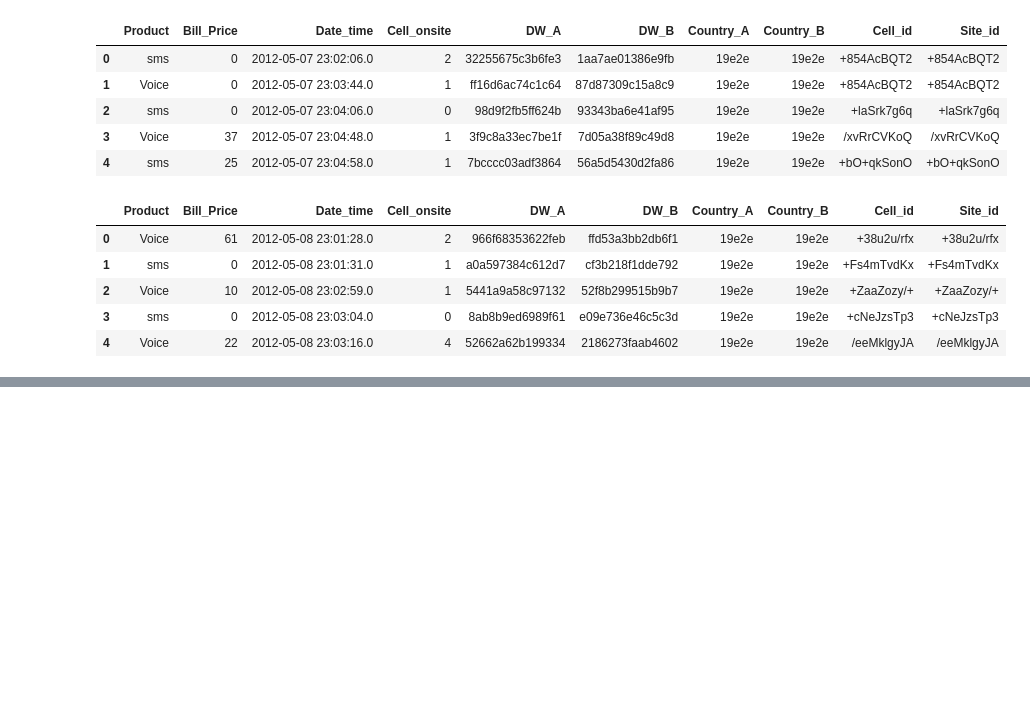
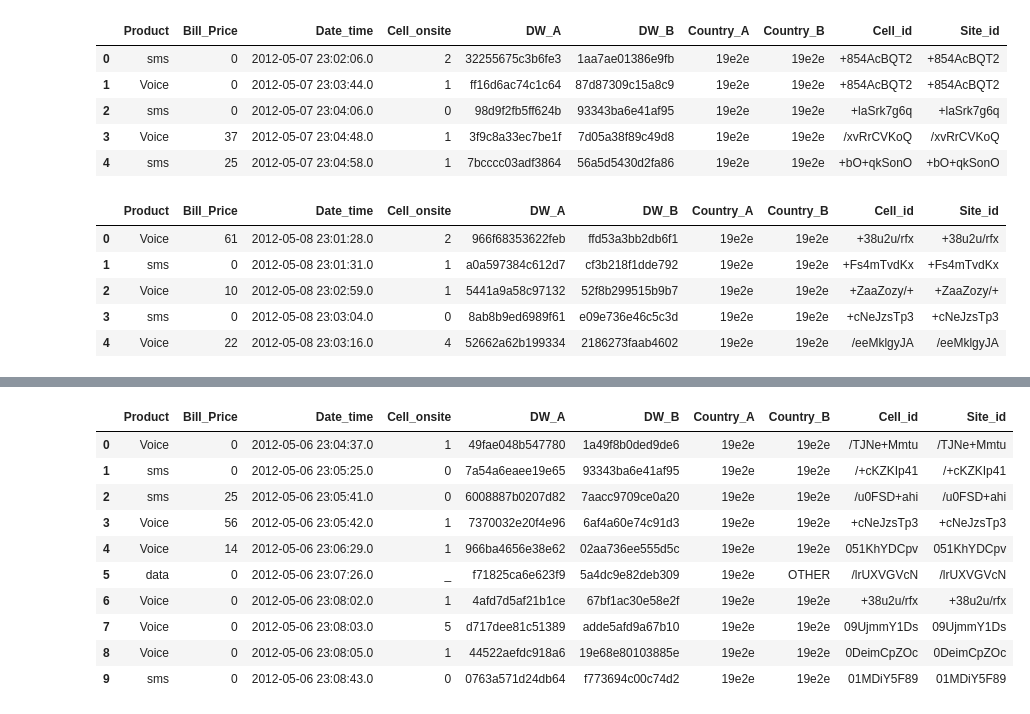
Before and after one commit to Mwaniki25/ProjectUpgrade, a Jupyter notebook: mtn.ipynb, the cells around one changed output, grey strips where cells are left out. Drawn from its saved outputs; the diff is of its cells as text; code cells hidden in the pictures; blank space fills up the shorter version.

```diff
--- a/mtn.ipynb
+++ b/mtn.ipynb
@@ -95,0 +167,15 @@ tel3.head()
+# %%
+# Now for Our datasets
+# Check to see info details
+#  Step two check for duplicates and missing values
+#
+tel2.info()
+
+tel2.duplicated().value_counts()
+
+# Check for missing values
+tel2.isnull().sum().sort_values(ascending=False)
+
+
+# Drop Duplicates
+tel2.drop_duplicates(inplace=True)
@@ -95,0 +200,15 @@ tel3.head()
+# %%
+# Now for Our datasets
+# Check to see info details
+#  Step two check for duplicates and missing values
+#
+tel3.info()
+
+tel3.duplicated().value_counts()
+
+# Check for missing values
+tel3.isnull().sum().sort_values(ascending=False)
+
+
+# Drop Duplicates
+tel3.drop_duplicates(inplace=True)
@@ -95,0 +233,19 @@ tel3.head()
+# %%
+# Now that the datasets are cleaned up we can now join them into one sheet
+#
+
+master_datasets =  pd.concat([tel1,tel2,tel3], axis=0, join='outer',ignore_index=True)
+
+master_datasets.head(10)
+# %% [output]
+|  | Product | Bill_Price | Date_time | Cell_onsite | DW_A | DW_B | Country_A | Country_B | Cell_id | Site_id |
+| 0 | Voice | 0 | 2012-05-06 23:04:37.0 | 1 | 49fae048b547780 | 1a49f8b0ded9de6 | 19e2e | 19e2e | /TJNe+Mmtu | /TJNe+Mmtu |
+| 1 | sms | 0 | 2012-05-06 23:05:25.0 | 0 | 7a54a6eaee19e65 | 93343ba6e41af95 | 19e2e | 19e2e | /+cKZKIp41 | /+cKZKIp41 |
+| 2 | sms | 25 | 2012-05-06 23:05:41.0 | 0 | 6008887b0207d82 | 7aacc9709ce0a20 | 19e2e | 19e2e | /u0FSD+ahi | /u0FSD+ahi |
+| 3 | Voice | 56 | 2012-05-06 23:05:42.0 | 1 | 7370032e20f4e96 | 6af4a60e74c91d3 | 19e2e | 19e2e | +cNeJzsTp3 | +cNeJzsTp3 |
+| 4 | Voice | 14 | 2012-05-06 23:06:29.0 | 1 | 966ba4656e38e62 | 02aa736ee555d5c | 19e2e | 19e2e | 051KhYDCpv | 051KhYDCpv |
+| 5 | data | 0 | 2012-05-06 23:07:26.0 | _ | f71825ca6e623f9 | 5a4dc9e82deb309 | 19e2e | OTHER | /lrUXVGVcN | /lrUXVGVcN |
+| 6 | Voice | 0 | 2012-05-06 23:08:02.0 | 1 | 4afd7d5af21b1ce | 67bf1ac30e58e2f | 19e2e | 19e2e | +38u2u/rfx | +38u2u/rfx |
+| 7 | Voice | 0 | 2012-05-06 23:08:03.0 | 5 | d717dee81c51389 | adde5afd9a67b10 | 19e2e | 19e2e | 09UjmmY1Ds | 09UjmmY1Ds |
+| 8 | Voice | 0 | 2012-05-06 23:08:05.0 | 1 | 44522aefdc918a6 | 19e68e80103885e | 19e2e | 19e2e | 0DeimCpZOc | 0DeimCpZOc |
+| 9 | sms | 0 | 2012-05-06 23:08:43.0 | 0 | 0763a571d24db64 | f773694c00c74d2 | 19e2e | 19e2e | 01MDiY5F89 | 01MDiY5F89 |
```
Also changed, not shown: parts of 16 cells of this notebook.
